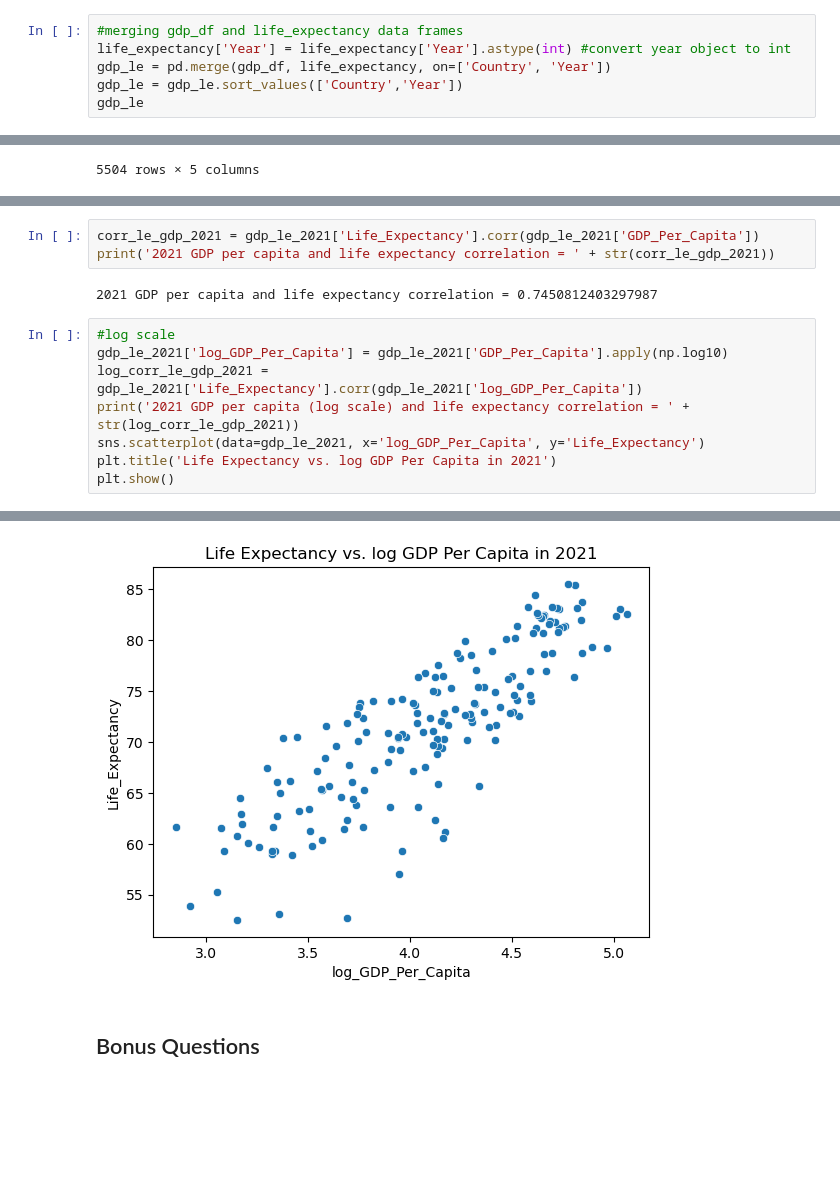
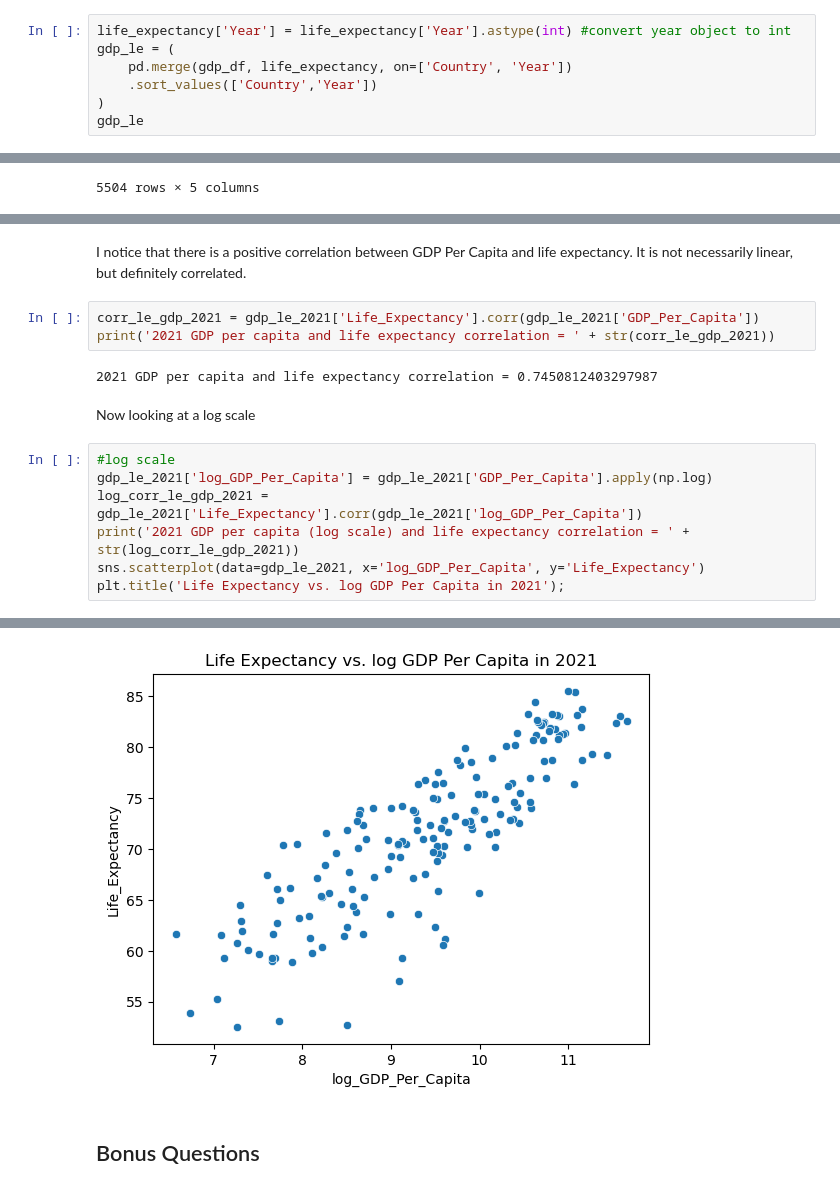
Before and after one commit to nss-data-science-cohort-8/un-exploration-alexanderjireland, a Jupyter notebook: notebooks/UN_Data_Exploration.ipynb, the cells around one changed output, grey strips where cells are left out. Drawn from its saved outputs; the diff is of its cells as text; blank space fills up the shorter version.

```diff
--- a/notebooks/UN_Data_Exploration.ipynb
+++ b/notebooks/UN_Data_Exploration.ipynb
@@ -343,8 +357,9 @@ Japan was the first country to exceed a life expectancy of 80 in 1996!
 # %%
-#merging gdp_df and life_expectancy data frames
 life_expectancy['Year'] = life_expectancy['Year'].astype(int) #convert year object to int
-gdp_le = pd.merge(gdp_df, life_expectancy, on=['Country', 'Year'])
-gdp_le = gdp_le.sort_values(['Country','Year'])
+gdp_le = (
+    pd.merge(gdp_df, life_expectancy, on=['Country', 'Year'])
+    .sort_values(['Country','Year'])
+)
 gdp_le
 # %% [output]
 |  | Country | Year | GDP_Per_Capita | Continent | Life_Expectancy |
@@ -433,16 +431,19 @@ plt.show()
 # %% [output]
 [figure]
+# %% [markdown]
+I notice that there is a positive correlation between GDP Per Capita and life expectancy. It is not necessarily linear, but definitely correlated.
 # %%
 corr_le_gdp_2021 = gdp_le_2021['Life_Expectancy'].corr(gdp_le_2021['GDP_Per_Capita'])
 print('2021 GDP per capita and life expectancy correlation = ' + str(corr_le_gdp_2021))
 # %% [output]
 2021 GDP per capita and life expectancy correlation = 0.7450812403297987
+# %% [markdown]
+Now looking at a log scale
 # %%
 #log scale
-gdp_le_2021['log_GDP_Per_Capita'] = gdp_le_2021['GDP_Per_Capita'].apply(np.log10)
+gdp_le_2021['log_GDP_Per_Capita'] = gdp_le_2021['GDP_Per_Capita'].apply(np.log)
 log_corr_le_gdp_2021 = gdp_le_2021['Life_Expectancy'].corr(gdp_le_2021['log_GDP_Per_Capita'])
 print('2021 GDP per capita (log scale) and life expectancy correlation = ' + str(log_corr_le_gdp_2021))
 sns.scatterplot(data=gdp_le_2021, x='log_GDP_Per_Capita', y='Life_Expectancy')
-plt.title('Life Expectancy vs. log GDP Per Capita in 2021')
-plt.show()
+plt.title('Life Expectancy vs. log GDP Per Capita in 2021');
 # %% [output]
@@ -450,4 +451,4 @@ plt.show()
-[figure, old version]
+[figure, new version]
 # %% [markdown]
 ## Bonus Questions
 # %%
```
Also changed, not shown: parts of 71 cells of this notebook.
